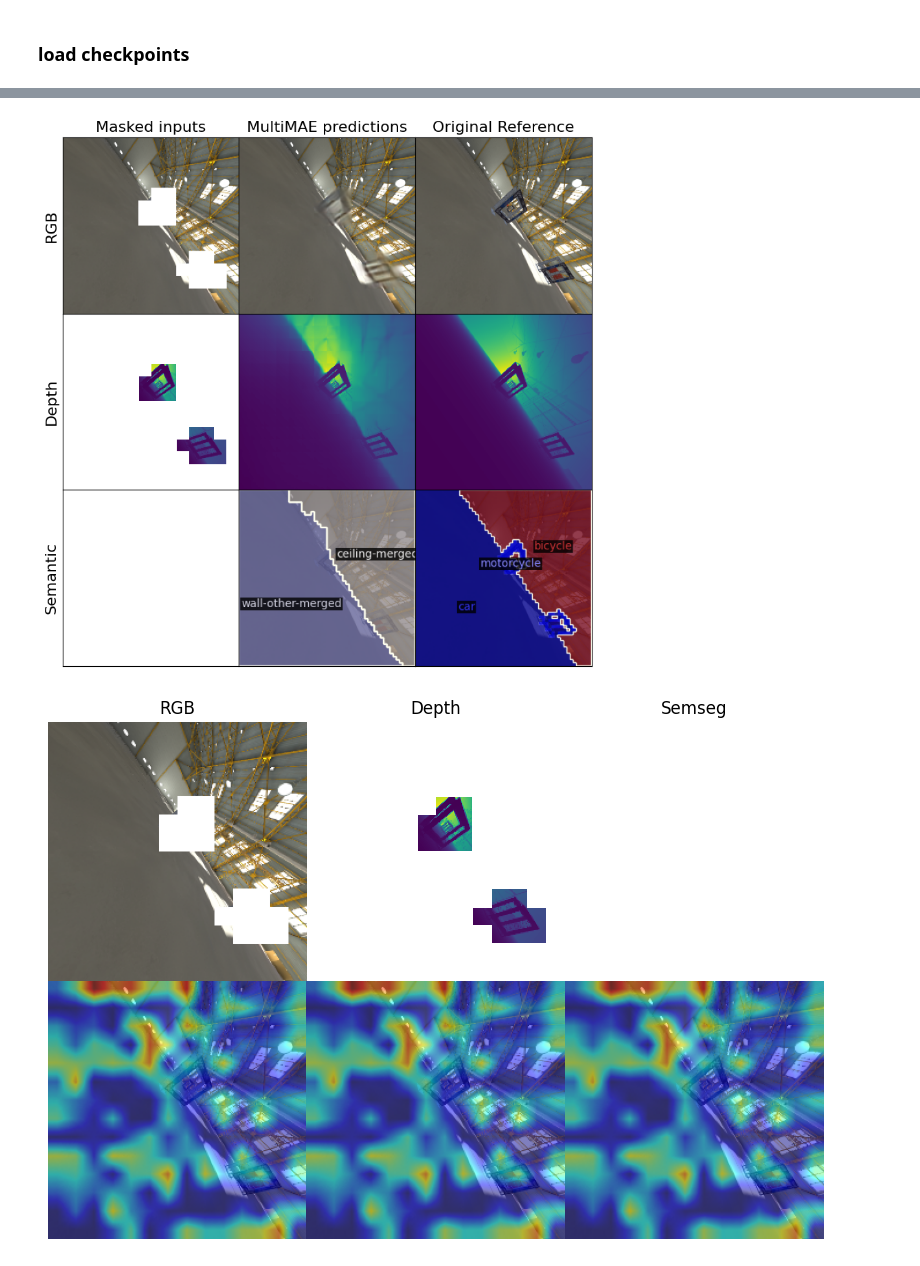
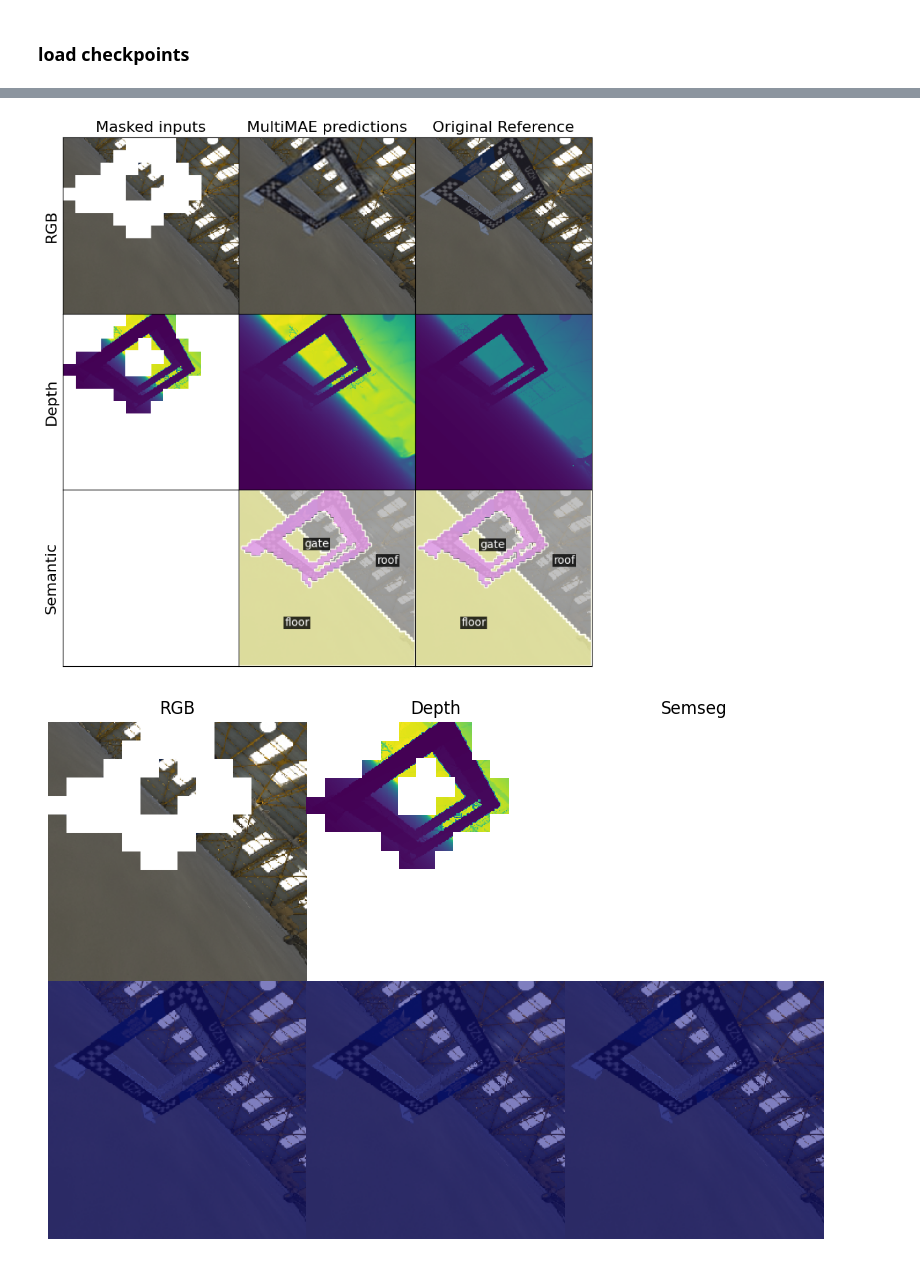
Before and after one commit to xingcw/pytorch-grad-cam, a Jupyter notebook: tutorials/multimae_retrain_vis.ipynb, the cells around one changed output, grey strips where cells are left out. Cells and saved outputs as stored; diff of their text form; code cells hidden in the pictures.

```diff
--- a/tutorials/multimae_retrain_vis.ipynb
+++ b/tutorials/multimae_retrain_vis.ipynb
@@ -177,0 +244,4 @@ cudnn.benchmark = True
+# %%
+if model_name != "no-standard-depth" and "depth" in inputs:
+    inputs["depth"] = normalize_depth(inputs["depth"])
+inputs = {k: v.to("cuda") for k,v in inputs.items()}
@@ -178,16 +254,22 @@ cudnn.benchmark = True
 # %%
 preds, masks = model(
-    processed_inputs,
+    inputs,
     num_encoded_tokens=196,
-    alphas=1.0,
-    mask_type="gate-oriented",
-    semseg_gt=processed_inputs["semseg"],
+    alphas=args.alphas,
+    sample_tasks_uniformly=args.sample_tasks_uniformly,
+    mask_type=args.mask_type,
     masked_rgb_gate_only=True,
-    in_domains=DOMAINS
+    semseg_gt=inputs["semseg"],
+    in_domains=args.in_domains,
+    semseg_stride=4
 )
 
 preds = {domain: pred.detach().cpu() for domain, pred in preds.items()}
 masks = {domain: mask.detach().cpu() for domain, mask in masks.items()}
 
+for domain in ["rgb", "depth", "semseg"]:
+    if domain not in masks:
+        masks[domain] = torch.ones_like(list(masks.values())[0])
+
 res = plot_predictions(inputs, preds, masks, metadata=metadata)
 # %% [output]
@@ -201,11 +289,11 @@ def plot_vis(res, image_float, grayscale_cam):
     axs[0].axis('off')
     axs[0].set_title("RGB")
 
-    axs[1].imshow(res["depth_input"])
+    axs[1].imshow(res["depth_input"] if res["depth_input"] is not None else res["rgb_input"])
     axs[1].axis('off')
     axs[1].set_title("Depth")
 
-    axs[2].imshow(res["semseg_input"])
+    axs[2].imshow(res["semseg_input"] if res["semseg_input"] is not None else res["rgb_input"])
     axs[2].axis('off')
     axs[2].set_title("Semseg")
 
@@ -223,32 +311,35 @@ target_layers = [model.encoder[-1].norm1]
 cam = MultiMAECAM(model=model, target_layers=target_layers, use_cuda=True)
 
 gate_class_id = 3
-gate_mask_semseg_gt = torch.zeros_like(processed_inputs["semseg"])
-gate_mask_semseg_gt[processed_inputs["semseg"] == gate_class_id] = 1
+gate_mask_semseg_gt = torch.zeros_like(inputs["semseg"])
+gate_mask_semseg_gt[inputs["semseg"] == gate_class_id] = 1
 # %%
 targets = {
     "rgb": MaskedMSELoss(),
     "depth": MaskedL1Loss(),
     "semseg": MultiMAESemanticSegmentationTarget(gate_class_id, gate_mask_semseg_gt)
 }
 
+targets = {domain: target for domain, target in targets.items() if domain in args.in_domains}
+
 preds, task_masks, all_grayscale_cam = cam(
-    input_tensor=processed_inputs,
+    input_tensor=inputs,
     targets=targets,
     num_encoded_tokens=196,
     mask_type="gate-oriented",
-    semseg_gt=processed_inputs["semseg"],
+    semseg_gt=inputs["semseg"],
     masked_rgb_gate_only=True,
-    in_domains=DOMAINS)
+    in_domains=args.in_domains)
 
 preds = {domain: pred.detach().cpu() for domain, pred in preds.items()}
 masks = {domain: mask.detach().cpu() for domain, mask in task_masks.items()}
 
-all_res = plot_predictions(processed_inputs, preds, masks, show_img=True)
+all_res = plot_predictions(inputs, preds, masks, show_img=True, metadata=metadata)
+image_float = all_res["rgb_gt"].numpy().astype(np.float32)
 plot_vis(all_res, image_float, all_grayscale_cam)
 # %% [output]
-[figure, old version]
+[figure, new version]
-[figure, old version]
+[figure, new version]
 # %%
 targets = {
     "rgb": MaskedMSELoss()
```
Also changed, not shown: parts of 27 cells of this notebook, 2 other files.
